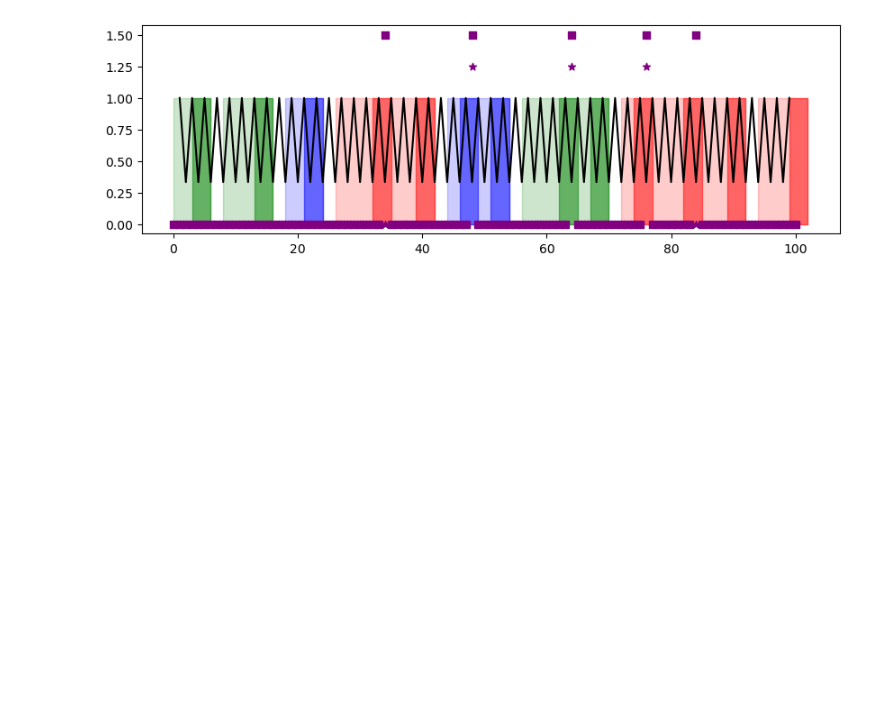
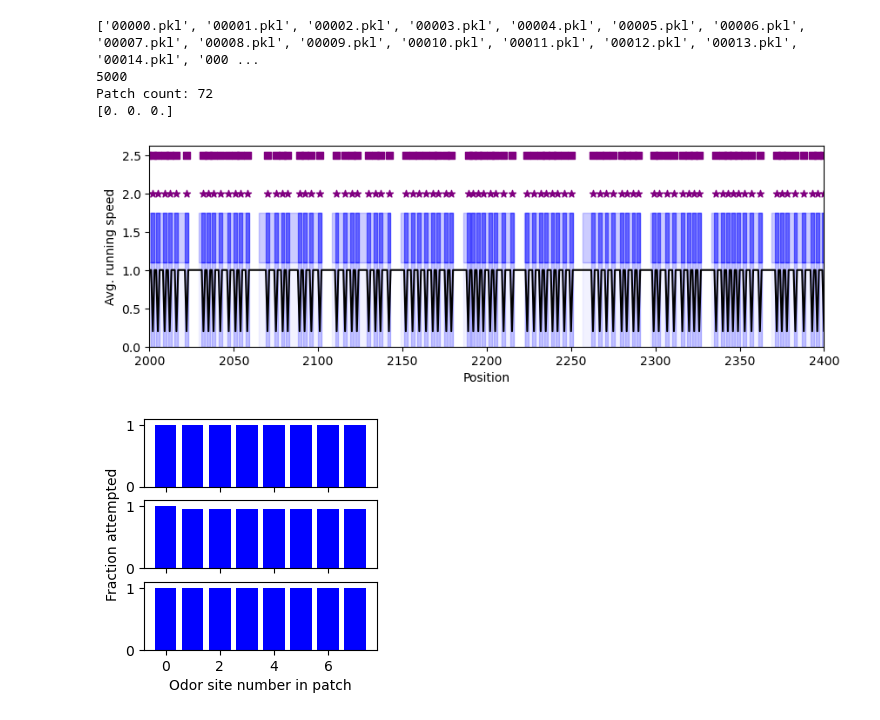
Before and after one commit to davidgbe/favorably_connected, a Jupyter notebook: notebooks/session_visualization.ipynb, the cells around one changed output. Saved outputs shown, nothing was run; the diff lists cells and outputs as text; code cells hidden in the pictures; blank space fills up the shorter version.

```diff
--- a/notebooks/session_visualization.ipynb
+++ b/notebooks/session_visualization.ipynb
@@ -35,64 +135,14 @@ for data in state_data:
-# %%
-all_patch_bounds = []
-all_reward_site_bounds = []
-all_patch_nums = []
-all_actions = []
-all_positions = []
-all_rewards = []
-all_patch_reward_params = []
-all_current_reward_site_attempted = []
-
-colors = ['r', 'g', 'b']
-
-env_idx = 1
-
-for k in np.arange(len(d)):
-    all_patch_bounds.append(d[k]['current_patch_bounds'][env_idx])
-    all_reward_site_bounds.append(d[k]['reward_bounds'][env_idx])
-    all_patch_nums.append(d[k]['current_patch_num'][env_idx])
-    all_actions.append(d[k]['action'][env_idx])
-    all_positions.append(d[k]['current_position'][env_idx])
-    all_rewards.append(d[k]['reward'][env_idx])
-    all_patch_reward_params.append(d[k]['patch_reward_param'][env_idx])
-    all_current_reward_site_attempted.append(d[k]['current_reward_site_attempted'][env_idx])
-
-
-scale = 1
-fig, axs = plt.subplots(1, 1, figsize=(10 * scale, 3 * scale))
-
-all_dwell_times = []
-rewards_at_positions = [0]
-reward_attempted_at_positions = [False]
-dwell_time = 0
-last_p = None
-for i, p in enumerate(all_positions):
-    if last_p is not None and (p != last_p):
-        all_dwell_times.append(dwell_time)
-        rewards_at_positions.append(0)
-        reward_attempted_at_positions.append(False)
-        dwell_time = 0
-    if last_p is not None:
-        dwell_time += 1
-    rewards_at_positions[-1] += all_rewards[i]
-    reward_attempted_at_positions[-1] = True if all_current_reward_site_attempted[i] else reward_attempted_at_positions[-1]
-    last_p = p
-
-axs.plot(np.arange(len(all_dwell_times)), 1/np.array(all_dwell_times), c='black')
-axs.scatter(np.arange(len(rewards_at_positions)), np.array(rewards_at_positions) * 1.25, c='purple', marker='*')
-axs.scatter(np.arange(len(reward_attempted_at_positions)), np.array(reward_attempted_at_positions) * 1.5, c='purple', marker='s')
-
-last_pb = None
-for i, pb in enumerate(all_patch_bounds):
-    if last_pb is None or (pb != last_pb).any():
-        pb_amended = pb.copy()
-        for rwsb in all_reward_site_bounds[i]:
-            if np.sum(reward_attempted_at_positions[int(rwsb[0]):int(rwsb[1])]) > 0:
-                axs.fill_between(rwsb, np.zeros(2), np.ones(2), alpha=0.5, color=colors[all_patch_nums[i]], zorder=-1)
-            else:
-                axs.fill_between(rwsb, np.zeros(2), np.ones(2), alpha=0.5, color=colors[all_patch_nums[i]], zorder=-1)
-                pb_amended[1] = rwsb[1]
-                break
-        axs.fill_between(pb_amended, np.zeros(2), np.ones(2), alpha=0.2, color=colors[all_patch_nums[i]], zorder=-2)
-    last_pb = pb
-# %% [output]
-[figure, removed]
+# %%
+plot_sesson(
+    '../data/rl_agent_outputs/det_reward_to_stoch_long_trials_20k_updates_2024-08-23_09_29_05_372302/state',
+    env_idx=9,
+    update_num=3,
+    xlim=(2000, 2400),
+)
+# %% [output]
+['00000.pkl', '00001.pkl', '00002.pkl', '00003.pkl', '00004.pkl', '00005.pkl', '00006.pkl', '00007.pkl', '00008.pkl', '00009.pkl', '00010.pkl', '00011.pkl', '00012.pkl', '00013.pkl', '00014.pkl', '000 ...
+5000
+Patch count: 72
+[0. 0. 0.]
+[figure, added]
+[figure, added]
```
Also changed, not shown: parts of 7 cells of this notebook, 7 other files.
